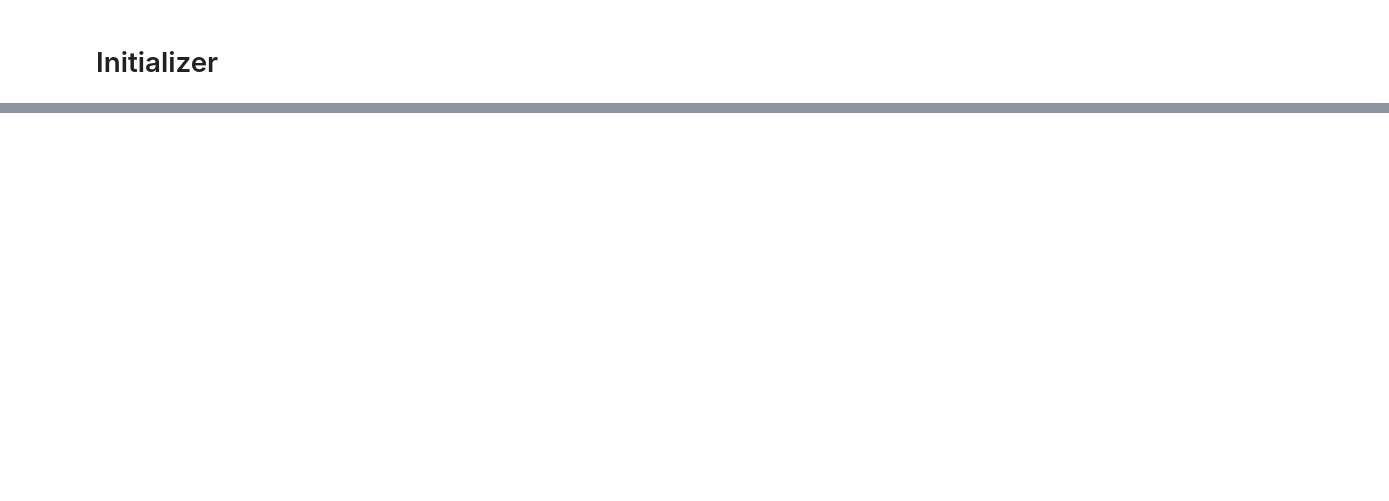
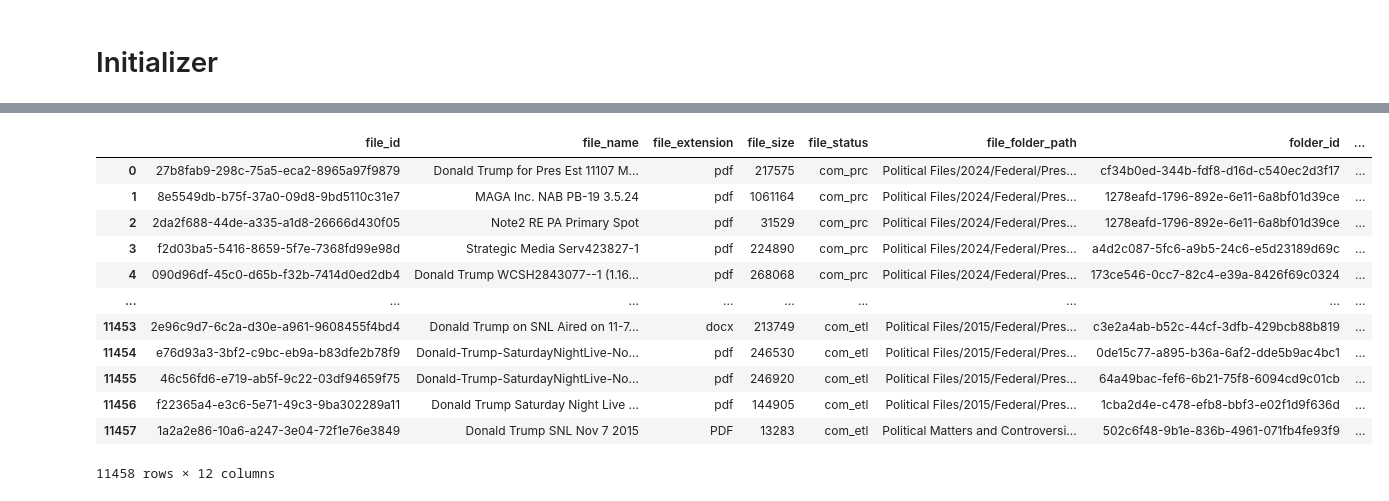
Before and after one commit to densmyslov/trump-biden-ads, a Jupyter notebook: notebooks/trump_biden_download_preprocess_store.ipynb, the cells around one changed output, grey strips where cells are left out. Cells and saved outputs as stored; diff of their text form; code cells hidden in the pictures; blank space fills up the shorter version.

```diff
--- a/notebooks/trump_biden_download_preprocess_store.ipynb
+++ b/notebooks/trump_biden_download_preprocess_store.ipynb
@@ -42,0 +128,16 @@ facilities_df.shape
+# %%
+trump_df
+# %% [output]
+|  | file_id | file_name | file_extension | file_size | file_status | file_folder_path | folder_id | ... |
+| 0 | 27b8fab9-298c-75a5-eca2-8965a97f9879 | Donald Trump for Pres Est 11107 M... | pdf | 217575 | com_prc | Political Files/2024/Federal/Pres... | cf34b0ed-344b-fdf8-d16d-c540ec2d3f17 | ... |
+| 1 | 8e5549db-b75f-37a0-09d8-9bd5110c31e7 | MAGA Inc. NAB PB-19 3.5.24 | pdf | 1061164 | com_prc | Political Files/2024/Federal/Pres... | 1278eafd-1796-892e-6e11-6a8bf01d39ce | ... |
+| 2 | 2da2f688-44de-a335-a1d8-26666d430f05 | Note2 RE PA Primary Spot | pdf | 31529 | com_prc | Political Files/2024/Federal/Pres... | 1278eafd-1796-892e-6e11-6a8bf01d39ce | ... |
+| 3 | f2d03ba5-5416-8659-5f7e-7368fd99e98d | Strategic Media Serv423827-1 | pdf | 224890 | com_prc | Political Files/2024/Federal/Pres... | a4d2c087-5fc6-a9b5-24c6-e5d23189d69c | ... |
+| 4 | 090d96df-45c0-d65b-f32b-7414d0ed2db4 | Donald Trump WCSH2843077--1 (1.16... | pdf | 268068 | com_prc | Political Files/2024/Federal/Pres... | 173ce546-0cc7-82c4-e39a-8426f69c0324 | ... |
+| ... | ... | ... | ... | ... | ... | ... | ... | ... |
+| 11453 | 2e96c9d7-6c2a-d30e-a961-9608455f4bd4 | Donald Trump on SNL Aired on 11-7... | docx | 213749 | com_etl | Political Files/2015/Federal/Pres... | c3e2a4ab-b52c-44cf-3dfb-429bcb88b819 | ... |
+| 11454 | e76d93a3-3bf2-c9bc-eb9a-b83dfe2b78f9 | Donald-Trump-SaturdayNightLive-No... | pdf | 246530 | com_etl | Political Files/2015/Federal/Pres... | 0de15c77-a895-b36a-6af2-dde5b9ac4bc1 | ... |
+| 11455 | 46c56fd6-e719-ab5f-9c22-03df94659f75 | Donald-Trump-SaturdayNightLive-No... | pdf | 246920 | com_etl | Political Files/2015/Federal/Pres... | 64a49bac-fef6-6b21-75f8-6094cd9c01cb | ... |
+| 11456 | f22365a4-e3c6-5e71-49c3-9ba302289a11 | Donald Trump Saturday Night Live ... | pdf | 144905 | com_etl | Political Files/2015/Federal/Pres... | 1cba2d4e-c478-efb8-bbf3-e02f1d9f636d | ... |
+| 11457 | 1a2a2e86-10a6-a247-3e04-72f1e76e3849 | Donald Trump SNL Nov 7 2015 | PDF | 13283 | com_etl | Political Matters and Controversi... | 502c6f48-9b1e-836b-4961-071fb4fe93f9 | ... |
+11458 rows × 12 columns
```
Also changed, not shown: parts of 27 cells of this notebook.
